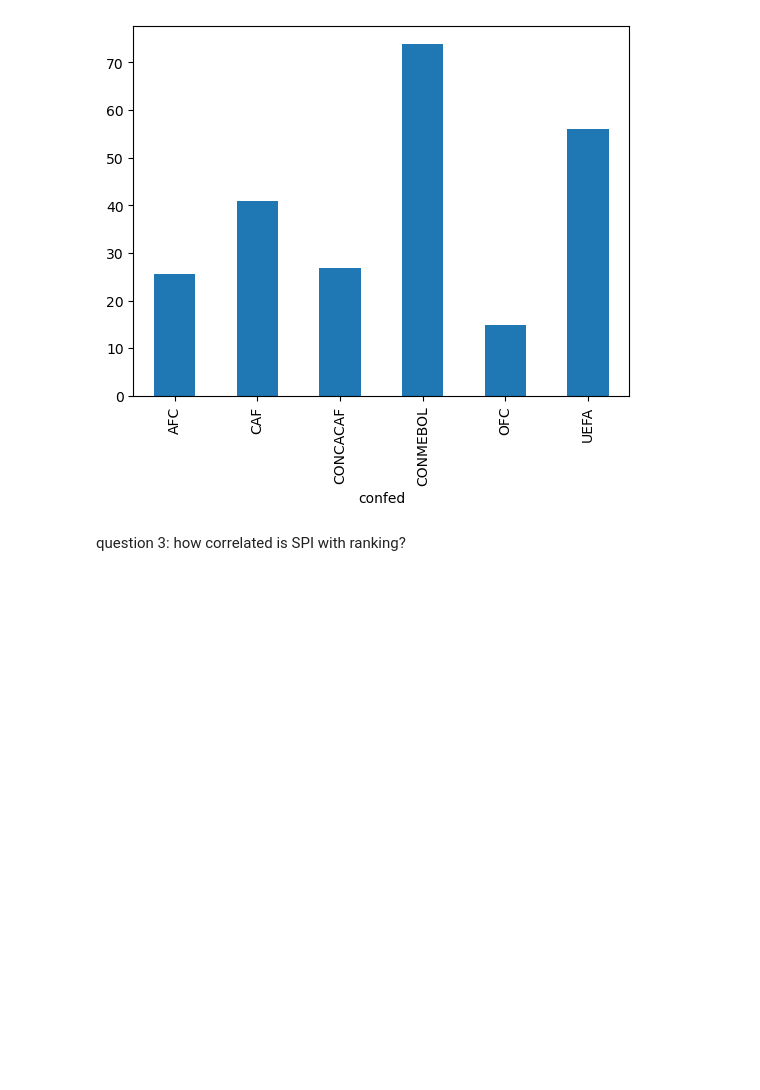
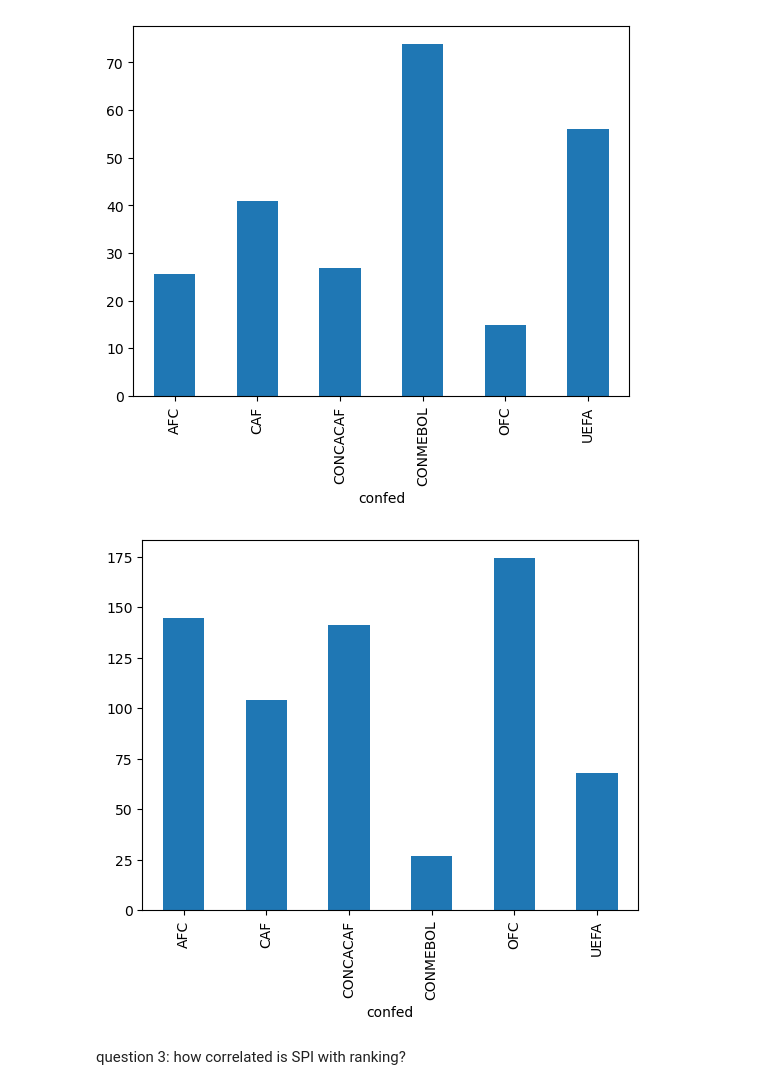
Before and after one commit to Lfickling/Lfickling.github.io, a Jupyter notebook: footballAnalysis.ipynb, the cells around one changed output. Saved outputs shown, nothing was run; the diff lists cells and outputs as text; code cells hidden in the pictures; blank space fills up the shorter version.

```diff
--- a/footballAnalysis.ipynb
+++ b/footballAnalysis.ipynb
@@ -137,6 +153,11 @@ intl.groupby(['confed'])['spi'].mean().plot(kind = 'bar')
 plt.savefig('SPIConfedAvg.png')
 # %% [output]
 [figure]
+# %%
+intl.groupby(['confed'])['rank'].mean().plot(kind = 'bar')
+plt.savefig('rankConfedAvg.png')
+# %% [output]
+[figure, added]
 # %% [markdown]
 question 3: how correlated is SPI with ranking?
 # %%
```
Also changed, not shown: parts of 2 cells of this notebook, 4 other files.
